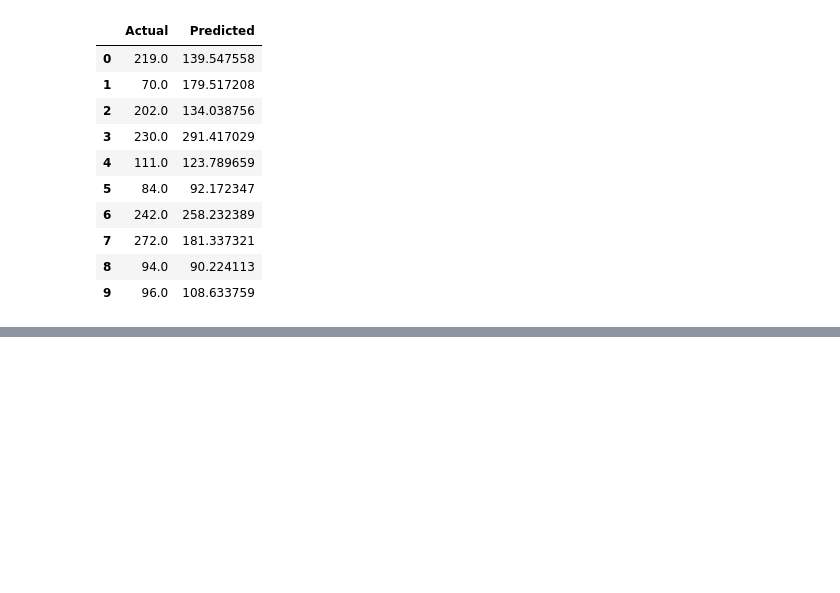
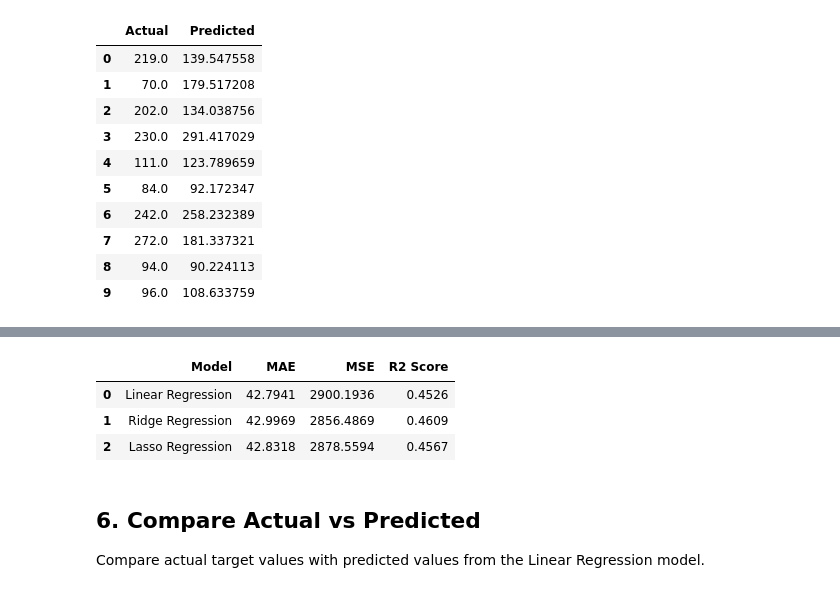
Before and after one commit to trnhwhoan/AI-Training, a Jupyter notebook: first_ml_model.ipynb, the cells around one changed output, grey strips where cells are left out. Cells and saved outputs as stored; diff of their text form; code cells hidden in the pictures; blank space fills up the shorter version.

```diff
--- a/first_ml_model.ipynb
+++ b/first_ml_model.ipynb
@@ -1038,0 +1097,10 @@ display(evaluation_result.head(10))
+# %%
+final_X_train, final_X_test, final_y_train, final_y_test = train_test_split(
+    final_X,
+    final_y,
+    test_size=0.2,
+    random_state=42
+)
+
+print("Training samples:", len(final_X_train))
+print("Testing samples:", len(final_X_test))
@@ -1038,0 +1120,10 @@ display(evaluation_result.head(10))
+# %%
+final_model = {
+    "Linear Regression": LinearRegression(),
+    "Ridge Regression": Ridge(alpha=0.1),
+    "Lasso Regression": Lasso(alpha=0.01, max_iter=100000)
+}
+
+for model_name, model in final_model.items():
+  model.fit(final_X_train, final_y_train)
+  print(f"{model_name}: training completed!")
@@ -1038,0 +1144,26 @@ display(evaluation_result.head(10))
+# %%
+final_results = []
+
+for model_name, model in final_model.items():
+    predictions = model.predict(final_X_test)
+
+    final_results.append({
+        "Model": model_name,
+        "MAE": mean_absolute_error(final_y_test, predictions),
+        "MSE": mean_squared_error(final_y_test, predictions),
+        "R2 Score": r2_score(final_y_test, predictions)
+    })
+
+final_results_df = pd.DataFrame(final_results)
+
+display(final_results_df.round(4))
+# %% [output]
+|  | Model | MAE | MSE | R2 Score |
+| 0 | Linear Regression | 42.7941 | 2900.1936 | 0.4526 |
+| 1 | Ridge Regression | 42.9969 | 2856.4869 | 0.4609 |
+| 2 | Lasso Regression | 42.8318 | 2878.5594 | 0.4567 |
+# %% [markdown]
+## 6. Compare Actual vs Predicted
+
+Compare actual target values with predicted values
+from the Linear Regression model.
```
Also changed, not shown: parts of 10 cells of this notebook.
